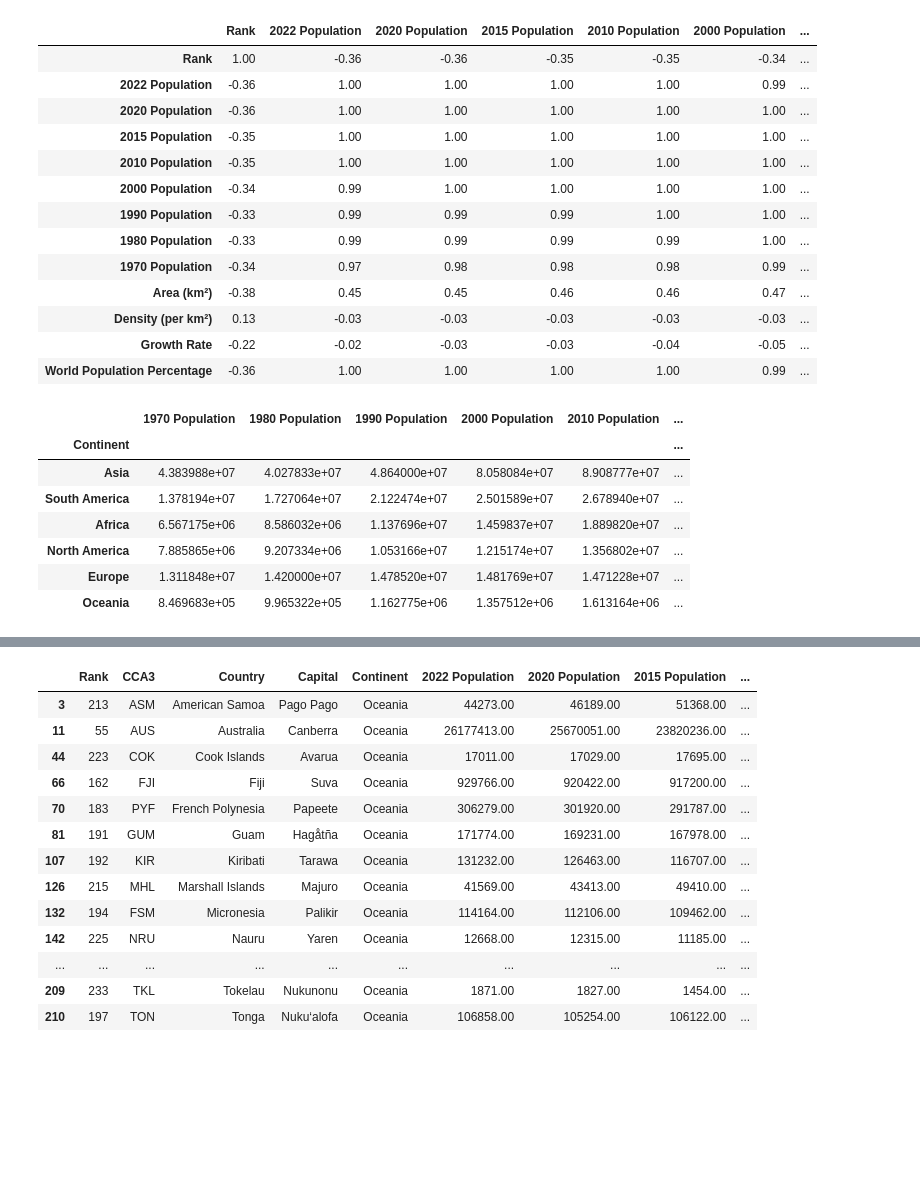
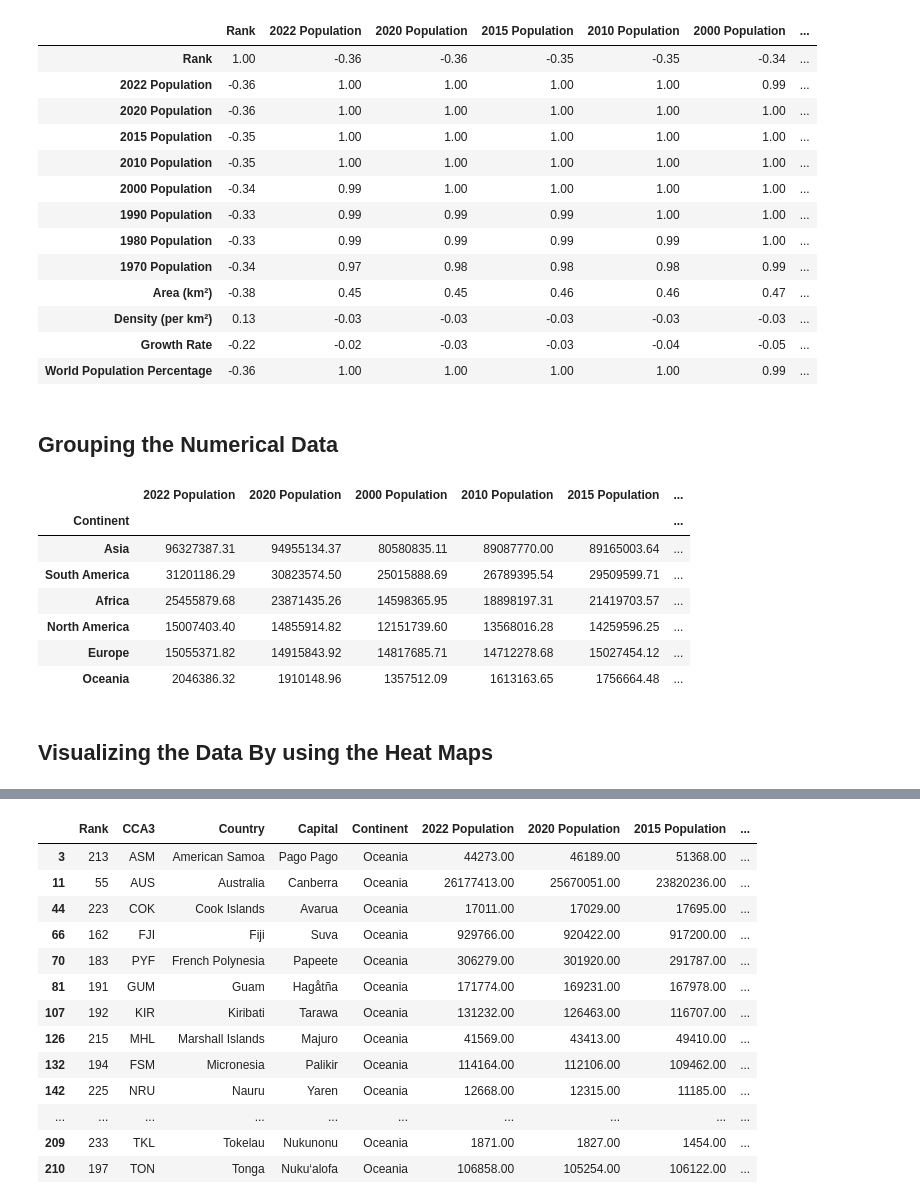
Before and after one commit to Jiyajiya21/Python-Practice, a Jupyter notebook: EDA/EDA.ipynb, the cells around one changed output, grey strips where cells are left out. Drawn from its saved outputs; the diff is of its cells as text; code cells hidden in the pictures; blank space fills up the shorter version.

```diff
--- a/EDA/EDA.ipynb
+++ b/EDA/EDA.ipynb
@@ -182,29 +168,24 @@ df.corr(numeric_only=True)
 | Density (per km²) | 0.13 | -0.03 | -0.03 | -0.03 | -0.03 | -0.03 | ... |
 | Growth Rate | -0.22 | -0.02 | -0.03 | -0.03 | -0.04 | -0.05 | ... |
 | World Population Percentage | -0.36 | 1.00 | 1.00 | 1.00 | 1.00 | 0.99 | ... |
-# %%
-df_numeric = df[['1970 Population', '1980 Population', '1990 Population',
-                 '2000 Population', '2010 Population', '2015 Population',
-                 '2020 Population', '2022 Population', 'World Population Percentage']]
-
-# Calculate the mean for each group in the 'Continent' column
-df_grouped = df_numeric.groupby(df['Continent']).mean()
-
-df_grouped = df_grouped.sort_values(by='World Population Percentage', ascending=False)
-
-df_grouped = df_grouped.sort_values(by='World Population Percentage', ascending=False)
-df_grouped = df_grouped[['1970 Population', '1980 Population', '1990 Population',
-                 '2000 Population', '2010 Population', '2015 Population',
-                 '2020 Population', '2022 Population']]
-
-
-df_grouped
-# %% [output]
-|  | 1970 Population | 1980 Population | 1990 Population | 2000 Population | 2010 Population | ... |
-| Continent |  |  |  |  |  | ... |
-| Asia | 4.383988e+07 | 4.027833e+07 | 4.864000e+07 | 8.058084e+07 | 8.908777e+07 | ... |
-| South America | 1.378194e+07 | 1.727064e+07 | 2.122474e+07 | 2.501589e+07 | 2.678940e+07 | ... |
-| Africa | 6.567175e+06 | 8.586032e+06 | 1.137696e+07 | 1.459837e+07 | 1.889820e+07 | ... |
-| North America | 7.885865e+06 | 9.207334e+06 | 1.053166e+07 | 1.215174e+07 | 1.356802e+07 | ... |
-| Europe | 1.311848e+07 | 1.420000e+07 | 1.478520e+07 | 1.481769e+07 | 1.471228e+07 | ... |
-| Oceania | 8.469683e+05 | 9.965322e+05 | 1.162775e+06 | 1.357512e+06 | 1.613164e+06 | ... |
+# %% [markdown]
+## Grouping the Numerical Data
+# %%
+df_numeric = df[['2022 Population', '2020 Population', '2000 Population',
+                 '2010 Population', '2015 Population', '1970 Population',
+                 '1980 Population', '1990 Population', 'World Population Percentage']]
+
+# Calculate the mean for each group in the 'Continent' column
+df_grouped2 = df_numeric.groupby(df['Continent']).mean().sort_values(by='World Population Percentage', ascending=False)
+df_grouped2
+# %% [output]
+|  | 2022 Population | 2020 Population | 2000 Population | 2010 Population | 2015 Population | ... |
+| Continent |  |  |  |  |  | ... |
+| Asia | 96327387.31 | 94955134.37 | 80580835.11 | 89087770.00 | 89165003.64 | ... |
+| South America | 31201186.29 | 30823574.50 | 25015888.69 | 26789395.54 | 29509599.71 | ... |
+| Africa | 25455879.68 | 23871435.26 | 14598365.95 | 18898197.31 | 21419703.57 | ... |
+| North America | 15007403.40 | 14855914.82 | 12151739.60 | 13568016.28 | 14259596.25 | ... |
+| Europe | 15055371.82 | 14915843.92 | 14817685.71 | 14712278.68 | 15027454.12 | ... |
+| Oceania | 2046386.32 | 1910148.96 | 1357512.09 | 1613163.65 | 1756664.48 | ... |
+# %% [markdown]
+## Visualizing the Data By using the Heat Maps
```
Also changed, not shown: parts of 12 cells of this notebook, 1 other file.
